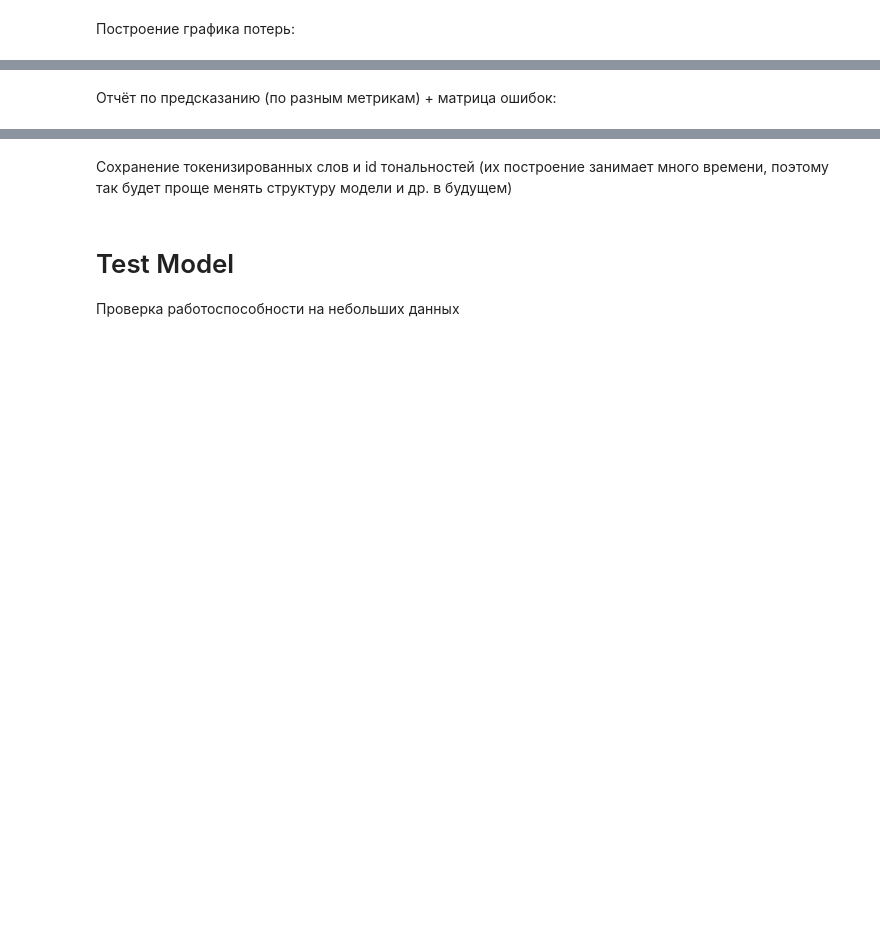
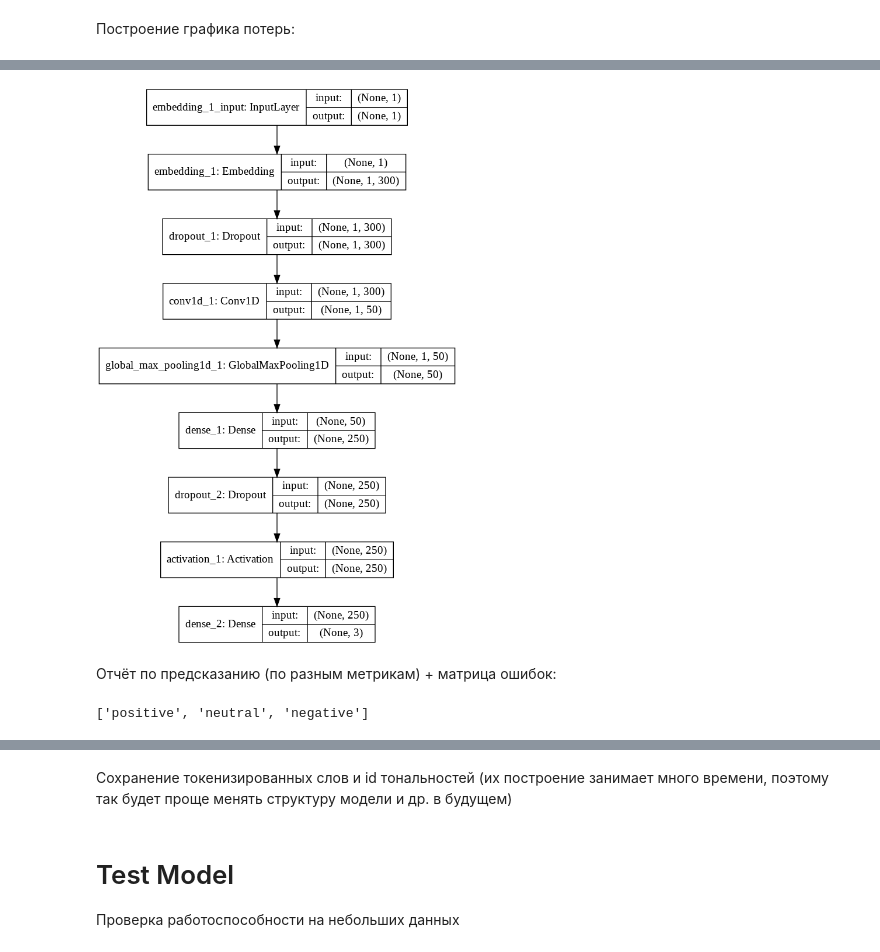
Before and after one commit to zkatemor/thesaurus, a Jupyter notebook: dictionary.ipynb, the cells around one changed output, grey strips where cells are left out. Drawn from its saved outputs; the diff is of its cells as text; code cells hidden in the pictures; blank space fills up the shorter version.

```diff
--- a/dictionary.ipynb
+++ b/dictionary.ipynb
@@ -234,2 +286,6 @@ plt.legend(loc='upper right')
+# %%
+plot_model(model, to_file='drive/My Drive/coursework/model_plot.png', show_shapes=True, show_layer_names=True)
+# %% [output]
+[figure, added]
 # %% [markdown]
 Отчёт по предсказанию (по разным метрикам) + матрица ошибок:
@@ -239,0 +304,4 @@ prediction_tones = from_tone(prediction, df['tone'].unique().tolist())
+# %%
+unique_tone
+# %% [output]
+['positive', 'neutral', 'negative']
```
Also changed, not shown: parts of 23 cells of this notebook.
